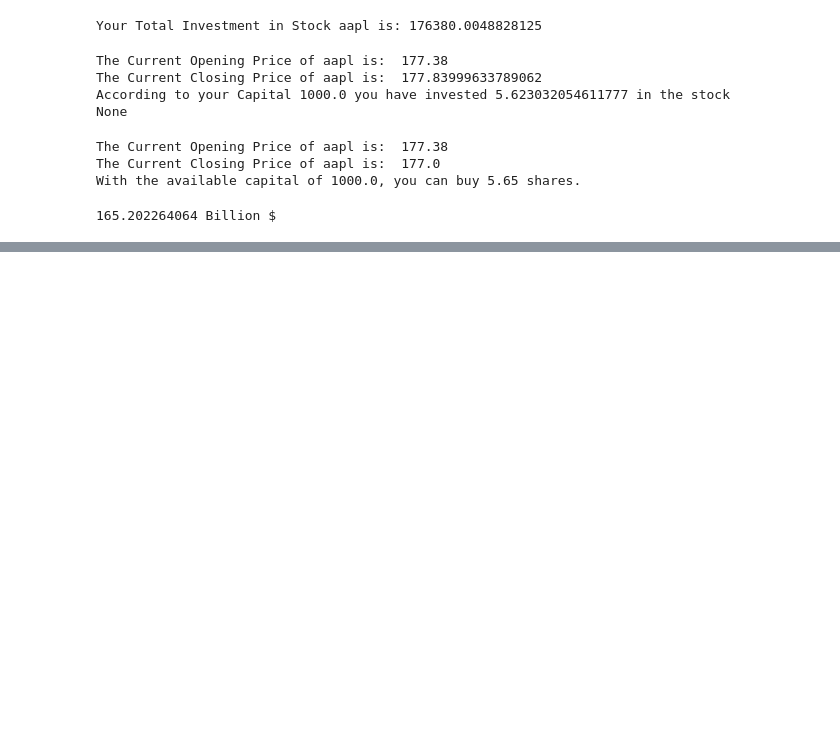
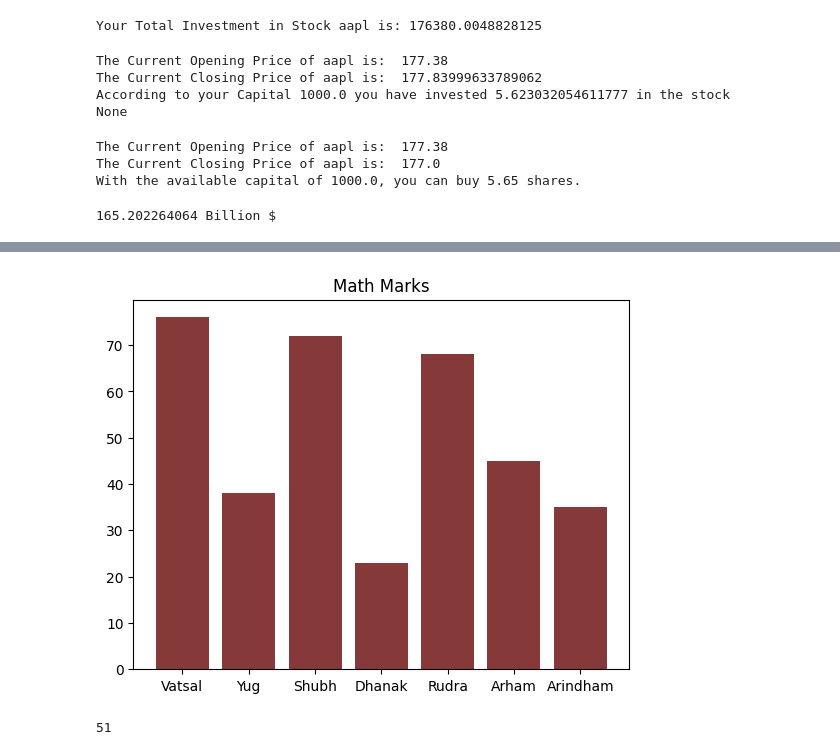
Before and after one commit to Desantonio/Py-Notebook, a Jupyter notebook: hello.ipynb, the cells around one changed output, grey strips where cells are left out. Drawn from its saved outputs; the diff is of its cells as text; code cells hidden in the pictures; blank space fills up the shorter version.

```diff
--- a/hello.ipynb
+++ b/hello.ipynb
@@ -243,0 +797,16 @@ print(c,"Billion $")
+# %%
+import matplotlib.pyplot as plt
+import statistics
+import numpy as np
+
+x = np.array(["Vatsal", "Yug", "Shubh", "Dhanak", "Rudra", "Arham", "Arindham"])
+y = np.array([76, 38, 72, 23, 68, 45, 35])
+
+plt.bar(x, height=y, width=0.8, bottom=None, align='center', color="#863939")
+plt.title("Math Marks")
+plt.show()
+
+statistics.mean(y)
+# %% [output]
+[figure, added]
+51
```
Also changed, not shown: parts of 30 cells of this notebook, 26 other files.
